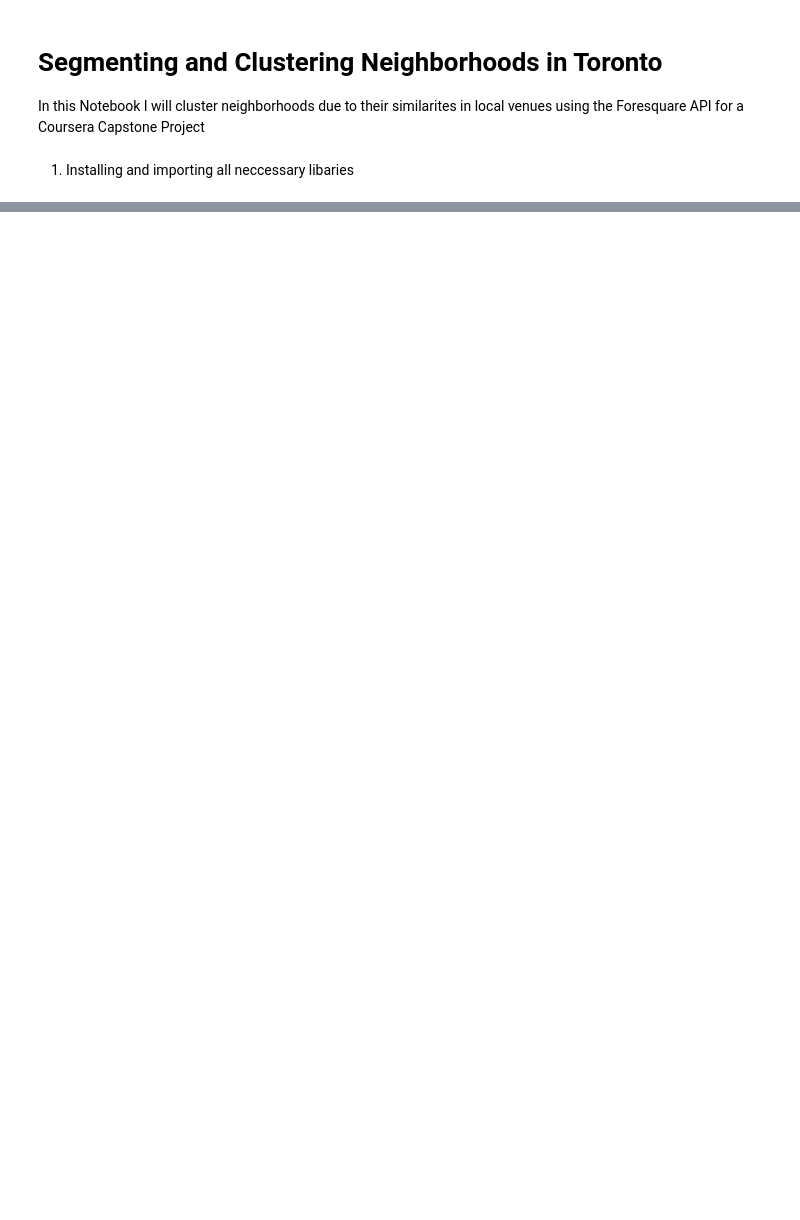
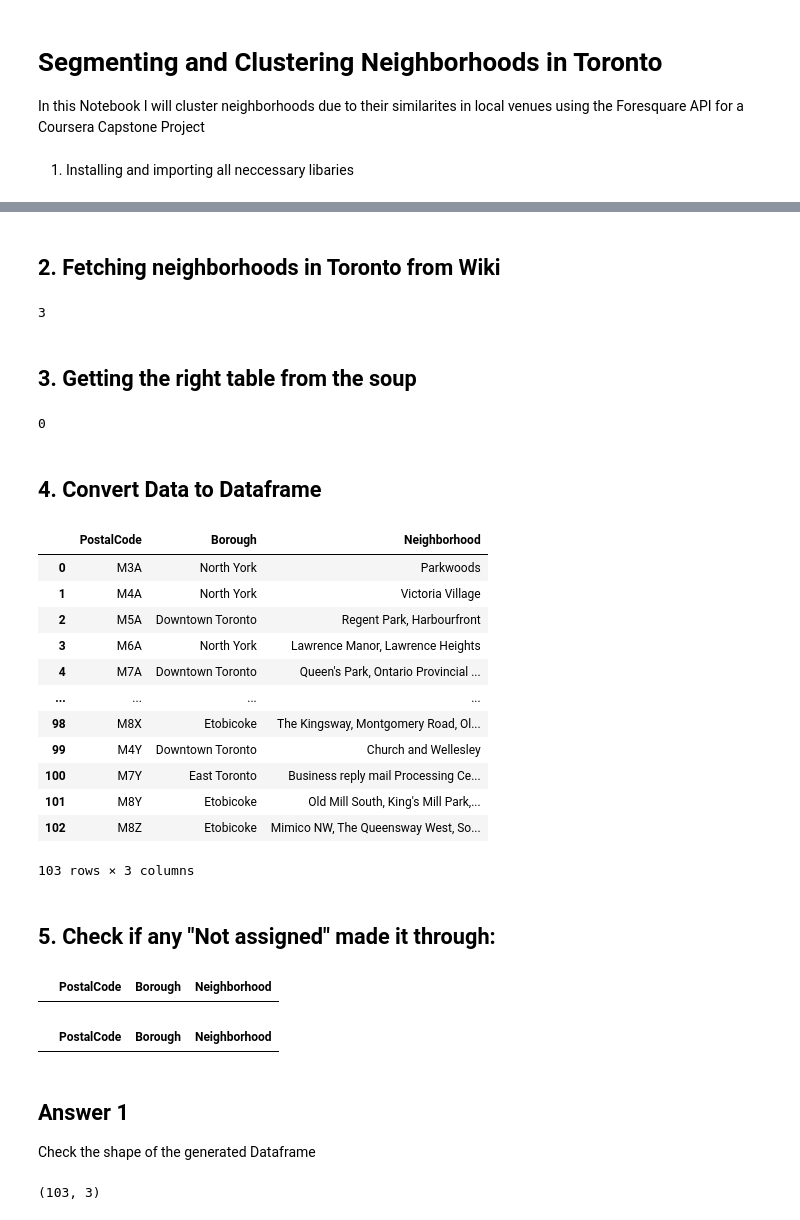
Before and after one commit to GuettlerPro/Coursera_Capstone, a Jupyter notebook: Segmenting and Clustering Neighborhoods in Toronto.ipynb, the cells around one changed output, grey strips where cells are left out. Saved outputs shown, nothing was run; the diff lists cells and outputs as text; code cells hidden in the pictures; blank space fills up the shorter version.

```diff
--- a/Segmenting and Clustering Neighborhoods in Toronto.ipynb
+++ b/Segmenting and Clustering Neighborhoods in Toronto.ipynb
@@ -54,4 +52,68 @@ Successfully installed branca-0.4.2 folium-0.12.1
+# %% [markdown]
+## 2. Fetching neighborhoods in Toronto from Wiki
 # %%
 data_url = "https://en.wikipedia.org/wiki/List_of_postal_codes_of_Canada:_M" #Setting URL for fetching neighborhoods in Toronto
-data = requests.gut(data_url).text #get HTML content from Wiki
+data = requests.get(data_url).text #get HTML content from Wiki
 soup = BeautifulSoup(data, "html5lib") #creating a soup object
+tables = soup.find_all('table') # find all tables
+len(tables)
+# %% [output]
+3
+# %% [markdown]
+## 3. Getting the right table from the soup
+# %%
+for index,table in enumerate(tables):
+    if ("Toronto" in str(table)):
+        table_index = index
+print(table_index)
+# %% [output]
+0
+# %% [markdown]
+## 4. Convert Data to Dataframe
+# %%
+toronto_data = pd.DataFrame(columns=["PostalCode", "Borough", "Neighborhood"])
+
+for row in tables[table_index].tbody.find_all("tr"): #find all rows
+    col = row.find_all("td") #find all columns in this row
+    if (col != []): #skip emtpty rows
+        if (col[1].text.strip() != "Not assigned"): #Ignore all Not assigned boroughs
+            PostalCode = col[0].text.strip() #get PostalCode and strip html encoding
+            Borough = col[1].text.strip() #get Borough and strip html encoding
+            if (col[2].text.strip() != "Not assigned"): #Decide if to use Borough
+                Neighborhood = col[2].text.strip() #get Neighborhood and strip html encoding
+            else:
+                Neighborhood = col[2].text.strip() #get Borough and use it as neighborhood as well and strip html encoding
+            toronto_data = toronto_data.append({"PostalCode":PostalCode, "Borough":Borough, "Neighborhood":Neighborhood}, ignore_index=True)
+
+toronto_data
+# %% [output]
+|  | PostalCode | Borough | Neighborhood |
+| 0 | M3A | North York | Parkwoods |
+| 1 | M4A | North York | Victoria Village |
+| 2 | M5A | Downtown Toronto | Regent Park, Harbourfront |
+| 3 | M6A | North York | Lawrence Manor, Lawrence Heights |
+| 4 | M7A | Downtown Toronto | Queen's Park, Ontario Provincial ... |
+| ... | ... | ... | ... |
+| 98 | M8X | Etobicoke | The Kingsway, Montgomery Road, Ol... |
+| 99 | M4Y | Downtown Toronto | Church and Wellesley |
+| 100 | M7Y | East Toronto | Business reply mail Processing Ce... |
+| 101 | M8Y | Etobicoke | Old Mill South, King's Mill Park,... |
+| 102 | M8Z | Etobicoke | Mimico NW, The Queensway West, So... |
+103 rows × 3 columns
+# %% [markdown]
+## 5. Check if any "Not assigned" made it through:
+# %%
+toronto_data[toronto_data["Borough"] == "Not assigned"]
+# %% [output]
+|  | PostalCode | Borough | Neighborhood |
+# %%
+toronto_data[toronto_data["Neighborhood"] == "Not assigned"]
+# %% [output]
+|  | PostalCode | Borough | Neighborhood |
+# %% [markdown]
+## Answer 1
+Check the shape of the generated Dataframe
+# %%
+toronto_data.shape
+# %% [output]
+(103, 3)
```
Also changed, not shown: parts of 12 cells of this notebook.
